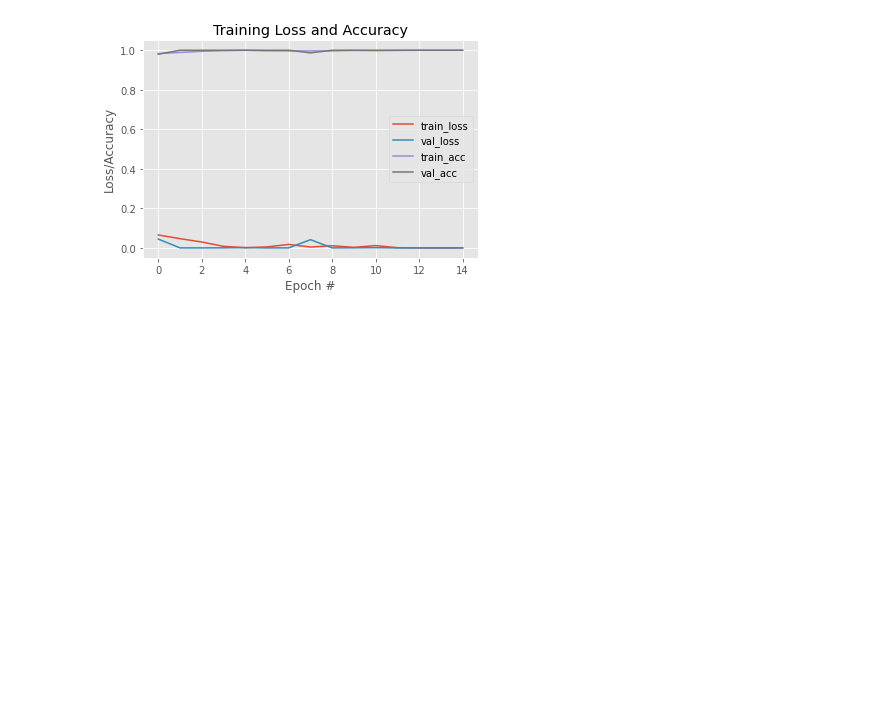
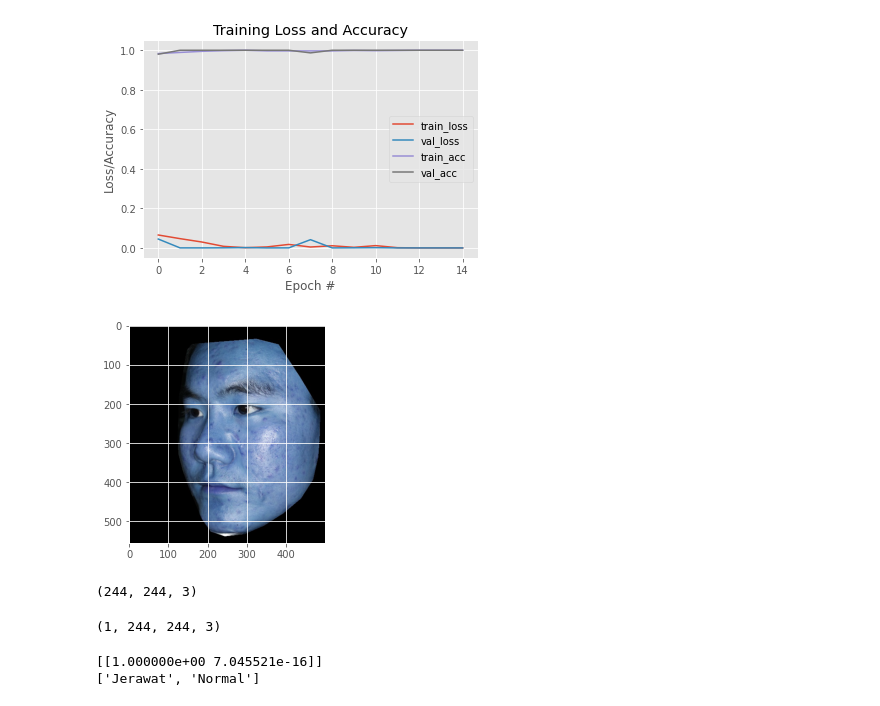
Before and after one commit to dipta13/CNN-ImageClassification-Flask, a Jupyter notebook: CobaTubesCC2.ipynb, the cells around one changed output. Saved outputs shown, nothing was run; the diff lists cells and outputs as text; code cells hidden in the pictures; blank space fills up the shorter version.

```diff
--- a/CobaTubesCC2.ipynb
+++ b/CobaTubesCC2.ipynb
@@ -204,3 +204,32 @@ plt.legend(loc="center right")
 plt.savefig("CNN_Model")
 # %% [output]
 [figure]
+# %%
+import cv2
+import matplotlib.pyplot as plt
+image1='/content/drive/MyDrive/DATASET_Kelompok_8/Jerawat/levle2_81.jpg'
+# %%
+img_array = cv2.imread(image1)
+plt.imshow(img_array)
+plt.show()
+# %% [output]
+[figure, added]
+# %%
+from PIL import Image
+image_testing = Image.open('/content/drive/MyDrive/DATASET_Kelompok_8/Jerawat/levle2_81.jpg')
+image_testing = np.array(image_testing.resize((244, 244))) / 255.0
+image_testing.shape
+# %% [output]
+(244, 244, 3)
+# %%
+image_testing = np.expand_dims(image_testing, axis=0)
+print(image_testing.shape)
+# %% [output]
+(1, 244, 244, 3)
+# %%
+output = model.predict(image_testing, 1)
+print(output)
+print(categories)
+# %% [output]
+[[1.000000e+00 7.045521e-16]]
+['Jerawat', 'Normal']
```
